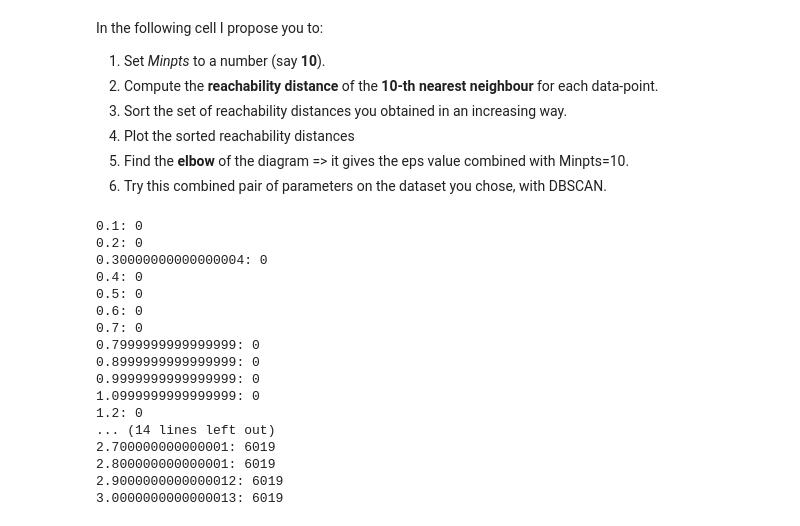
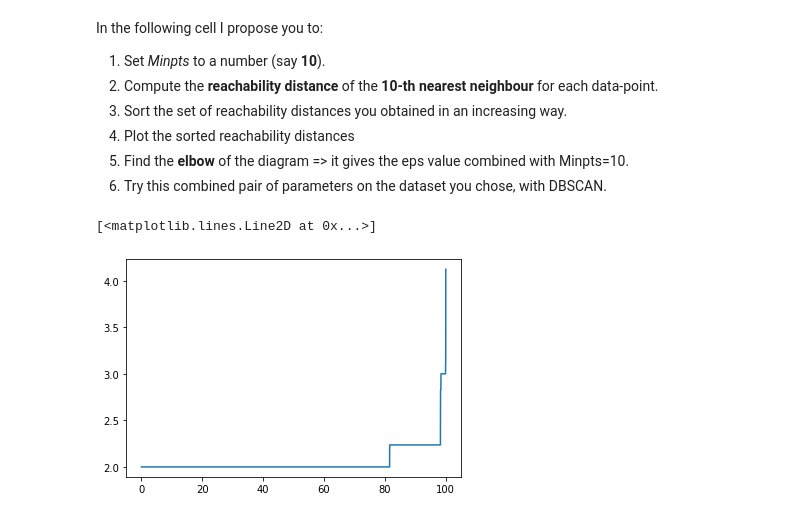
Before and after one commit to ollenurb/uni-dump, a Jupyter notebook: AAut-INF0091/Lab/Distance Based Models/Clustering.ipynb, the cells around one changed output. Cells and saved outputs as stored; diff of their text form; code cells hidden in the pictures.

```diff
--- a/AAut-INF0091/Lab/Distance Based Models/Clustering.ipynb
+++ b/AAut-INF0091/Lab/Distance Based Models/Clustering.ipynb
@@ -250,41 +272,29 @@ In the following cell I propose you to:
 4. Plot the sorted reachability distances
 5. Find the **elbow** of the diagram => it gives the eps value combined with Minpts=10.
 6. Try this combined pair of parameters on the dataset you chose, with DBSCAN.
-# %%
-
-# Import NearestNeighbors to compute nearest neighbours of datapoints
-from sklearn.neighbors import NearestNeighbors
-
-min_pts = 10
-eps_step = 0.1
-eps = 0
-
-neigh = NearestNeighbors(n_neighbors=n_neighbors).fit(data2)
-
-f = lambda x: x.shape[0]
-
-# TODO: Not finished
-for i in range(0, 30):
-    nbrs = neigh.radius_neighbors(data2, radius=eps)
-    nbrs_nr = np.array(list(map(f, nbrs[1])))
-    density = sum(nbrs_nr >= min_pts)
-    eps = eps + eps_step
-    print(str(eps) + ": " + str(density))
-# %% [output]
-0.1: 0
-0.2: 0
-0.30000000000000004: 0
-0.4: 0
-0.5: 0
-0.6: 0
-0.7: 0
-0.7999999999999999: 0
-0.8999999999999999: 0
-0.9999999999999999: 0
-1.0999999999999999: 0
-1.2: 0
-... (14 lines left out)
-2.700000000000001: 6019
-2.800000000000001: 6019
-2.9000000000000012: 6019
-3.0000000000000013: 6019
+# %%
+
+# Import NearestNeighbors to compute nearest neighbours of datapoints
+from sklearn.neighbors import NearestNeighbors
+
+min_pts = 10
+neigh = NearestNeighbors(n_neighbors=min_pts).fit(data2)
+
+dists, _ = neigh.kneighbors()
+r_dists = []
+
+# Compute the reachability distance for each point by taking the maximum
+# distance over the set of k-nn distances
+for neigh in dists:
+    r_dists.append(neigh.max())
+
+# Sort the reachability distances
+r_dists.sort()
+r_dists = np.array(r_dists)
+
+x_vals = np.linspace(0, 100, r_dists.shape[0])
+
+plt.plot(x_vals, r_dists)
+# %% [output]
+[<matplotlib.lines.Line2D at 0x...>]
+[figure, added]
```
Also changed, not shown: parts of 8 cells of this notebook, 1 other file.
